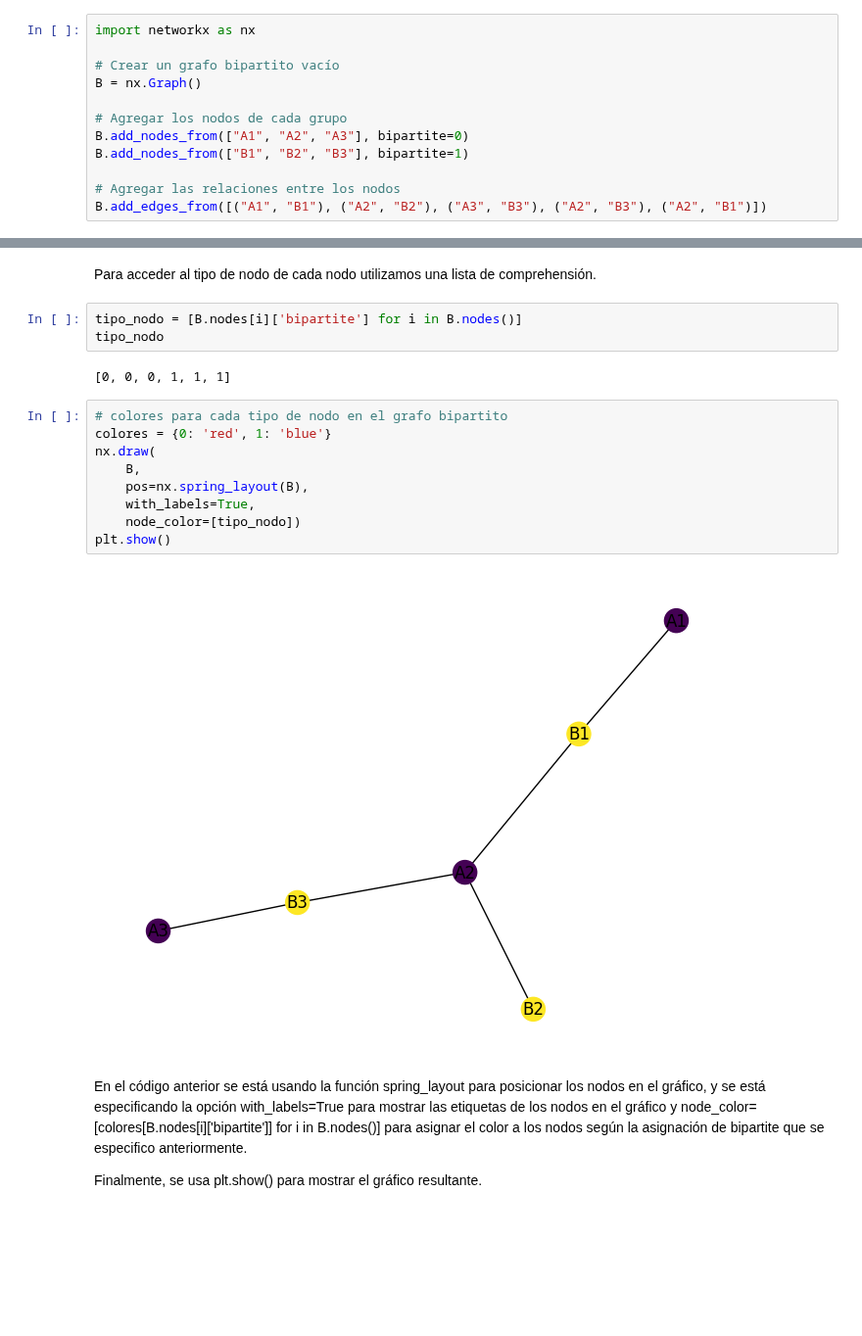
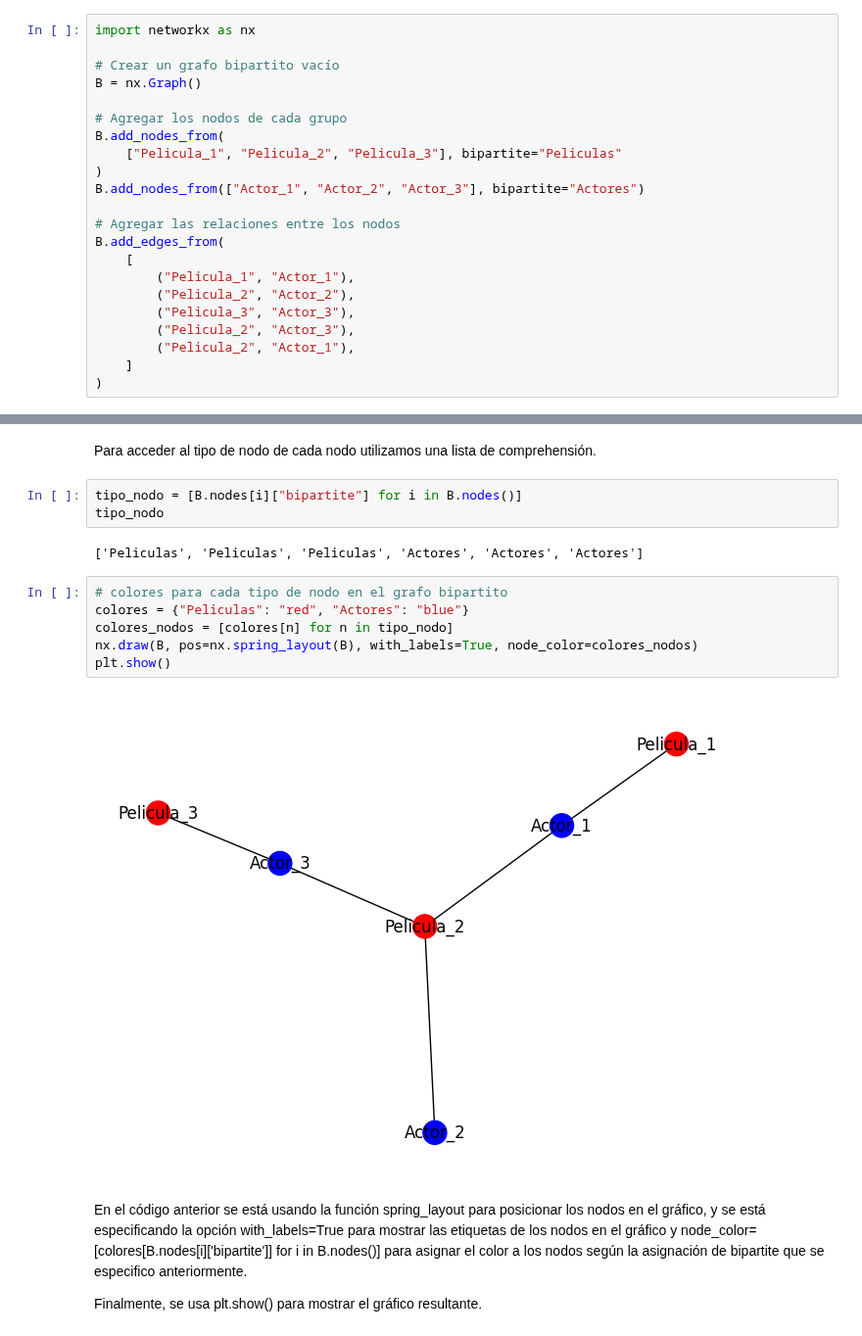
Before and after one commit to FernandoCarazoMelo/network-science, a Jupyter notebook: documentos/Parte1-grafos.ipynb, the cells around one changed output, grey strips where cells are left out. Shown at 98% size. Cells and saved outputs as stored; diff of their text form; blank space fills up the shorter version.

```diff
--- a/documentos/Parte1-grafos.ipynb
+++ b/documentos/Parte1-grafos.ipynb
@@ -597,11 +596,21 @@ import networkx as nx
 B = nx.Graph()
 
 # Agregar los nodos de cada grupo
-B.add_nodes_from(["A1", "A2", "A3"], bipartite=0)
-B.add_nodes_from(["B1", "B2", "B3"], bipartite=1)
+B.add_nodes_from(
+    ["Pelicula_1", "Pelicula_2", "Pelicula_3"], bipartite="Peliculas"
+)
+B.add_nodes_from(["Actor_1", "Actor_2", "Actor_3"], bipartite="Actores")
 
 # Agregar las relaciones entre los nodos
-B.add_edges_from([("A1", "B1"), ("A2", "B2"), ("A3", "B3"), ("A2", "B3"), ("A2", "B1")])
+B.add_edges_from(
+    [
+        ("Pelicula_1", "Actor_1"),
+        ("Pelicula_2", "Actor_2"),
+        ("Pelicula_3", "Actor_3"),
+        ("Pelicula_2", "Actor_3"),
+        ("Pelicula_2", "Actor_1"),
+    ]
+)
 # %%
 B.nodes(data=True)
 # %% [output]
@@ -609,21 +618,18 @@ NodeDataView({'A1': {'bipartite': 0}, 'A2': {'bipartite': 0}, 'A3': {'bipartite'
 # %% [markdown]
 Para acceder al tipo de nodo de cada nodo utilizamos una lista de comprehensión.
 # %%
-tipo_nodo = [B.nodes[i]['bipartite'] for i in B.nodes()]
+tipo_nodo = [B.nodes[i]["bipartite"] for i in B.nodes()]
 tipo_nodo
 # %% [output]
-[0, 0, 0, 1, 1, 1]
+['Peliculas', 'Peliculas', 'Peliculas', 'Actores', 'Actores', 'Actores']
 # %%
 # colores para cada tipo de nodo en el grafo bipartito
-colores = {0: 'red', 1: 'blue'}
-nx.draw(
-    B,
-    pos=nx.spring_layout(B),
-    with_labels=True,
-    node_color=[tipo_nodo])
+colores = {"Peliculas": "red", "Actores": "blue"}
+colores_nodos = [colores[n] for n in tipo_nodo]
+nx.draw(B, pos=nx.spring_layout(B), with_labels=True, node_color=colores_nodos)
 plt.show()
 # %% [output]
-[figure, old version]
+[figure, new version]
 # %% [markdown]
 En el código anterior se está usando la función spring_layout para posicionar los nodos en el gráfico, y se está especificando la opción with_labels=True para mostrar las etiquetas de los nodos en el gráfico y node_color=[colores[B.nodes[i]['bipartite']] for i in B.nodes()] para asignar el color a los nodos según la asignación de bipartite que se especifico anteriormente.
 
```
Also changed, not shown: parts of 58 cells of this notebook.
